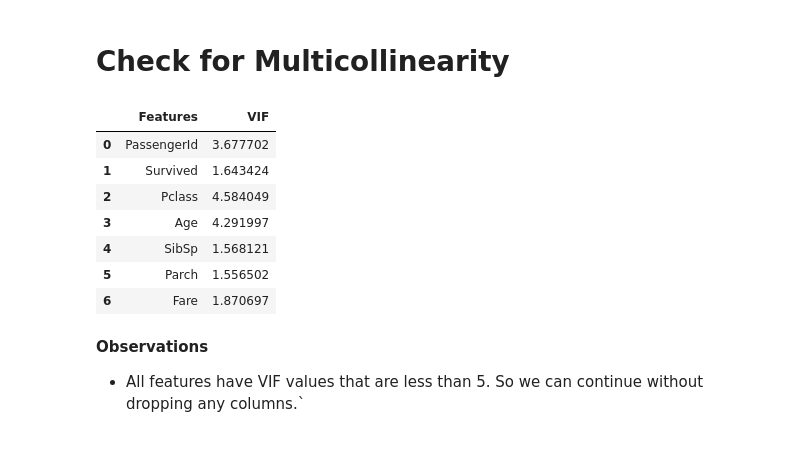
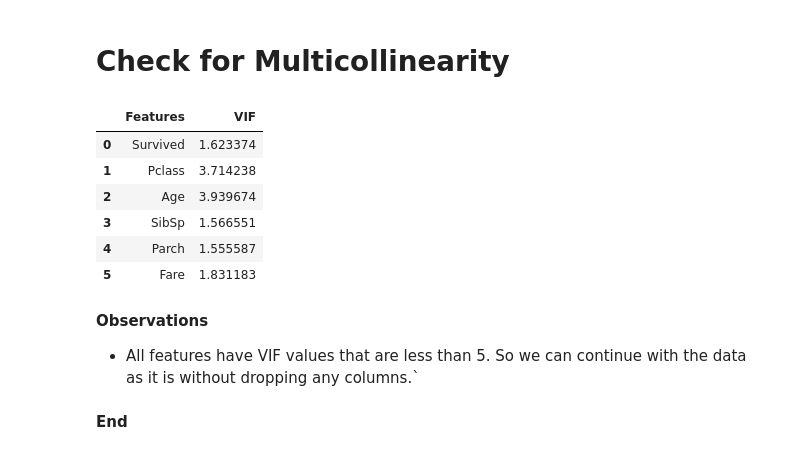
Before and after one commit to aadhiseshannsut/Sem5-ML-lab, a Jupyter notebook: Logistic Regression/Titanic Dataset - Logistic Regression (Exploratory Data Analysis).ipynb, the cells around one changed output. Drawn from its saved outputs; the diff is of its cells as text; code cells hidden in the pictures.

```diff
--- a/Logistic Regression/Titanic Dataset - Logistic Regression (Exploratory Data Analysis).ipynb
+++ b/Logistic Regression/Titanic Dataset - Logistic Regression (Exploratory Data Analysis).ipynb
@@ -197,7 +199,7 @@ Data columns (total 12 columns):
 dtypes: float64(2), int64(5), object(5)
 memory usage: 83.7+ KB
 # %%
-df.drop(['Name', 'Cabin'], axis=1, inplace=True)
+df.drop(['PassengerId', 'Name', 'Cabin', 'Ticket'], axis=1, inplace=True)
 # %% [markdown]
 ## Filling in missing data
 # %%
@@ -212,9 +214,6 @@ df.fillna({'Age': df['Age'].median()}, inplace=True)
 # Sex
 df['Sex'] = df['Sex'].astype('category')
 
-# Ticket
-df['Ticket'] = df['Ticket'].astype('category')
-
 # Embark
 df['Embarked'] = df['Embarked'].astype('category')
 # %% [markdown]
@@ -437,17 +435,18 @@ def show_vif(data):
 # %%
 # Find the VIF values of features
 data = add_constant(df)
-data = df.drop(['Sex', 'Ticket', 'Embarked'], axis=1)
+data = df.drop(['Sex', 'Embarked'], axis=1)
 show_vif(data)
 # %% [output]
 |  | Features | VIF |
-| 0 | PassengerId | 3.677702 |
-| 1 | Survived | 1.643424 |
-| 2 | Pclass | 4.584049 |
-| 3 | Age | 4.291997 |
-| 4 | SibSp | 1.568121 |
-| 5 | Parch | 1.556502 |
-| 6 | Fare | 1.870697 |
+| 0 | Survived | 1.623374 |
+| 1 | Pclass | 3.714238 |
+| 2 | Age | 3.939674 |
+| 3 | SibSp | 1.566551 |
+| 4 | Parch | 1.555587 |
+| 5 | Fare | 1.831183 |
 # %% [markdown]
 **Observations**
-* All features have VIF values that are less than 5. So we can continue without dropping any columns.`
+* All features have VIF values that are less than 5. So we can continue with the data as it is without dropping any columns.`
+# %% [markdown]
+**End**
```
Also changed, not shown: parts of 4 cells of this notebook, 3 other files.
